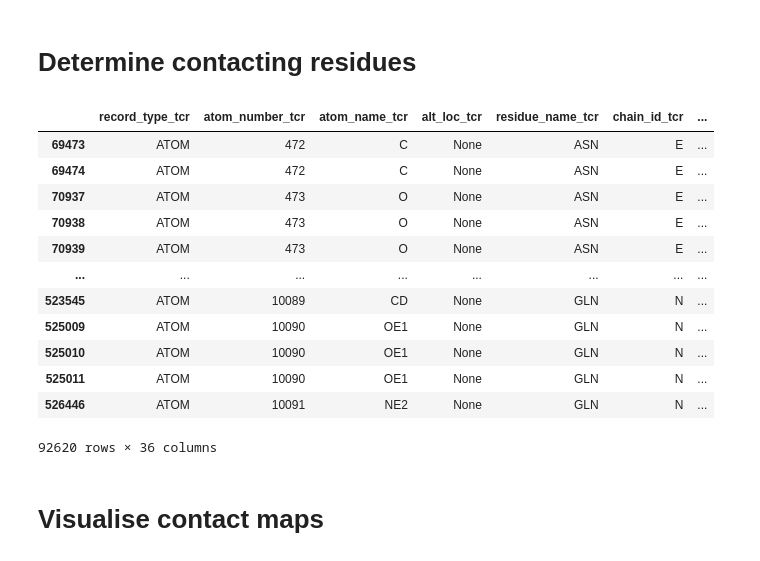
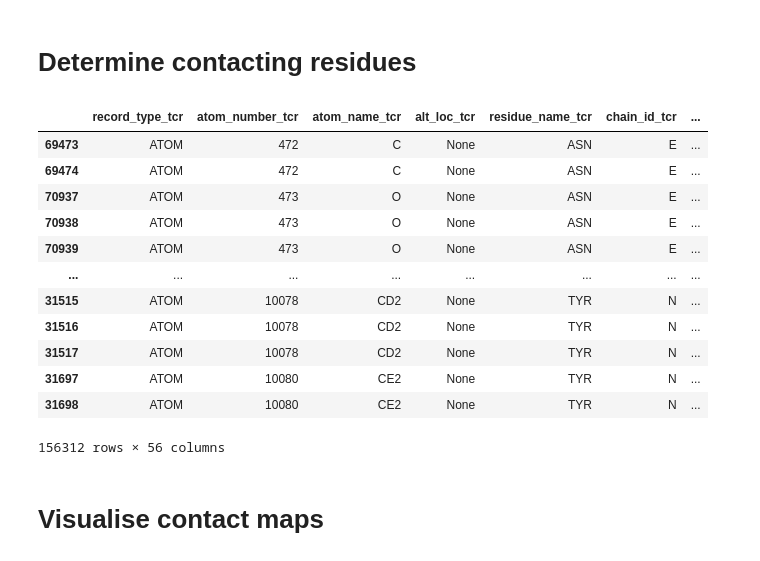
Before and after one commit to benjiemc/tcr-pmhc-interface-analysis, a Jupyter notebook: notebooks/Identify_contact_residues_on_MHC_Class_I_molecules.ipynb, the cells around one changed output. Saved outputs shown, nothing was run; the diff lists cells and outputs as text; code cells hidden in the pictures.

```diff
--- a/notebooks/Identify_contact_residues_on_MHC_Class_I_molecules.ipynb
+++ b/notebooks/Identify_contact_residues_on_MHC_Class_I_molecules.ipynb
@@ -65,47 +65,71 @@ for _, row in selected_stcrdab.iterrows():
     path = os.path.join(STCRDAB_PATH, 'imgt', f'{row.pdb}.pdb')
 
     with open(path, 'r') as fh:
         df = parse_pdb_to_pandas(fh.read())
 
     chain_annotations = {}
     chain_annotations[row.Achain] = 'alpha_chain'
     chain_annotations[row.Bchain] = 'beta_chain'
     chain_annotations[row.antigen_chain] = 'antigen_chain'
     chain_annotations[row.mhc_chain1] = 'mhc_chain'
 
     df['chain_type'] = df['chain_id'].map(lambda id_: chain_annotations[id_] if id_ in chain_annotations else None)
     df['cdr'] = df['residue_seq_id'].map(assign_cdr_number)
 
-    mhc_interface_df = df.query("chain_type == 'mhc_chain' and residue_seq_id < 1090")
+    mhc_df = df.query("chain_type == 'mhc_chain' and residue_seq_id < 1090")
+    peptide_df = df.query("chain_type == 'antigen_chain'").copy()
     tcr_cdrs_df = df.query("(chain_type == 'alpha_chain' or chain_type == 'beta_chain') and cdr.notnull()")
 
-    interface = tcr_cdrs_df.merge(mhc_interface_df, how='cross', suffixes=('_tcr', '_mhc'))
+    peptide_df_per_res = peptide_df.groupby(['residue_seq_id', 'residue_insert_code', 'residue_name'], dropna=False)
+    group_mapping = {group: idx for idx, group in enumerate(peptide_df_per_res.groups.keys(), 1)}
 
-    interface['distance'] = np.sqrt(np.square(interface['pos_x_tcr'] - interface['pos_x_mhc'])
-                                    + np.square(interface['pos_y_tcr'] - interface['pos_y_mhc'])
-                                    + np.square(interface['pos_z_tcr'] - interface['pos_z_mhc']))
+    peptide_df['peptide_length'] = max(group_mapping.values())
+    peptide_df['peptide_position'] = peptide_df[['residue_seq_id',
+                                                 'residue_insert_code',
+                                                 'residue_name']].apply(tuple, axis='columns').map(group_mapping)
 
-    c = interface.query('distance < @CUTOFF_DISTANCE').copy()
-    c['path'] = path
+    tcr_mhc_interface = tcr_cdrs_df.merge(mhc_df, how='cross', suffixes=('_tcr', '_mhc'))
+    tcr_mhc_interface['distance'] = np.sqrt(np.square(tcr_mhc_interface['pos_x_tcr']
+                                                       - tcr_mhc_interface['pos_x_mhc'])
+                                             + np.square(tcr_mhc_interface['pos_y_tcr']
+                                                         - tcr_mhc_interface['pos_y_mhc'])
+                                             + np.square(tcr_mhc_interface['pos_z_tcr']
+                                                         - tcr_mhc_interface['pos_z_mhc']))
 
-    contacts.append(c)
+    tcr_peptide_interface = tcr_cdrs_df.merge(peptide_df, how='cross', suffixes=('_tcr', '_peptide'))
+    tcr_peptide_interface['distance'] = np.sqrt(np.square(tcr_peptide_interface['pos_x_tcr']
+                                                          - tcr_peptide_interface['pos_x_peptide'])
+                                                + np.square(tcr_peptide_interface['pos_y_tcr']
+                                                            - tcr_peptide_interface['pos_y_peptide'])
+                                                + np.square(tcr_peptide_interface['pos_z_tcr']
+                                                            - tcr_peptide_interface['pos_z_peptide']))
+
+    contacts_tcr_mhc = tcr_mhc_interface.query('distance < @CUTOFF_DISTANCE').copy()
+    contacts_tcr_mhc['path'] = path
+    contacts_tcr_mhc['interface_type'] = 'tcr_mhc'
+    contacts.append(contacts_tcr_mhc)
+
+    contacts_tcr_peptide = tcr_peptide_interface.query('distance < @CUTOFF_DISTANCE').copy()
+    contacts_tcr_peptide['path'] = path
+    contacts_tcr_peptide['interface_type'] = 'tcr_peptide'
+    contacts.append(contacts_tcr_peptide)
 
 contacts = pd.concat(contacts)
 contacts
 # %% [output]
 |  | record_type_tcr | atom_number_tcr | atom_name_tcr | alt_loc_tcr | residue_name_tcr | chain_id_tcr | ... |
 | 69473 | ATOM | 472 | C | None | ASN | E | ... |
 | 69474 | ATOM | 472 | C | None | ASN | E | ... |
 | 70937 | ATOM | 473 | O | None | ASN | E | ... |
 | 70938 | ATOM | 473 | O | None | ASN | E | ... |
 | 70939 | ATOM | 473 | O | None | ASN | E | ... |
 | ... | ... | ... | ... | ... | ... | ... | ... |
-| 523545 | ATOM | 10089 | CD | None | GLN | N | ... |
-| 525009 | ATOM | 10090 | OE1 | None | GLN | N | ... |
-| 525010 | ATOM | 10090 | OE1 | None | GLN | N | ... |
-| 525011 | ATOM | 10090 | OE1 | None | GLN | N | ... |
-| 526446 | ATOM | 10091 | NE2 | None | GLN | N | ... |
+| 31515 | ATOM | 10078 | CD2 | None | TYR | N | ... |
+| 31516 | ATOM | 10078 | CD2 | None | TYR | N | ... |
+| 31517 | ATOM | 10078 | CD2 | None | TYR | N | ... |
+| 31697 | ATOM | 10080 | CE2 | None | TYR | N | ... |
+| 31698 | ATOM | 10080 | CE2 | None | TYR | N | ... |
-92620 rows × 36 columns
+156312 rows × 56 columns
 # %%
 contacts['pdb_id'] = contacts['path'].map(lambda path: path.split('/')[-1].split('.')[0])
 # %%
```
Also changed, not shown: parts of 11 cells of this notebook, 1 other file.
